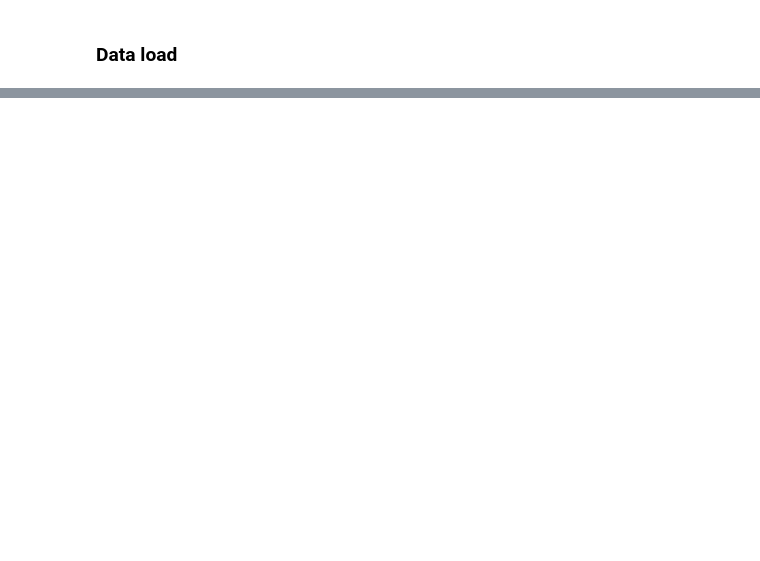
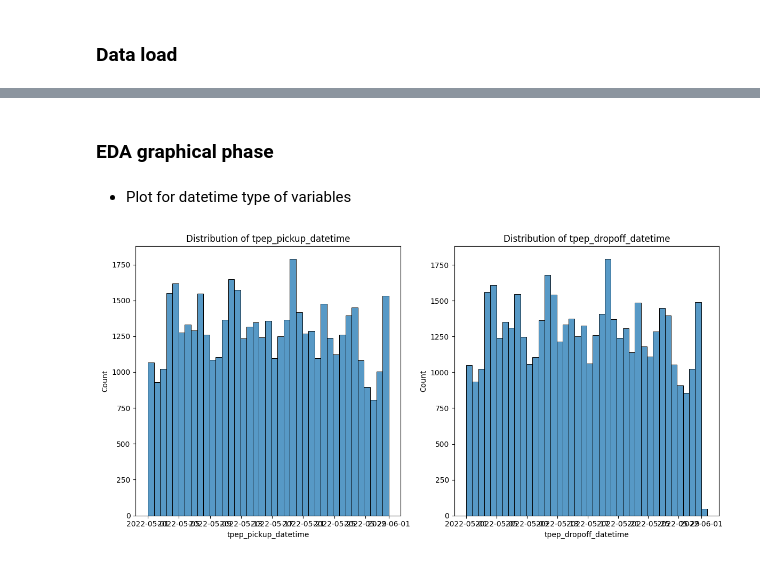
Before and after one commit to agustinediz/Cab_client_predictive, a Jupyter notebook: EDA.ipynb, the cells around one changed output, grey strips where cells are left out. Drawn from its saved outputs; the diff is of its cells as text; code cells hidden in the pictures; blank space fills up the shorter version.

```diff
--- a/EDA.ipynb
+++ b/EDA.ipynb
@@ -134,0 +162,18 @@ for elem in numerics.columns:
+# %% [markdown]
+### EDA graphical phase
+# %% [markdown]
+- Plot for datetime type of variables
+# %%
+fig, axes = plt.subplots(1, 2, figsize=(12, 6))
+# Histogram for 'pickup_time' in the first subplot
+sns.histplot(data=df_subset, x='tpep_pickup_datetime', ax=axes[0])
+axes[0].set_title('Distribution of tpep_pickup_datetime')
+# Histogram for 'drop_time' in the second subplot
+sns.histplot(data=df_subset, x='tpep_dropoff_datetime', ax=axes[1])
+axes[1].set_title('Distribution of tpep_dropoff_datetime')
+# Adjust spacing between subplots
+plt.tight_layout()
+
+plt.show()
+# %% [output]
+[figure, added]
```
Also changed, not shown: parts of 173 cells of this notebook, 5 other files.
